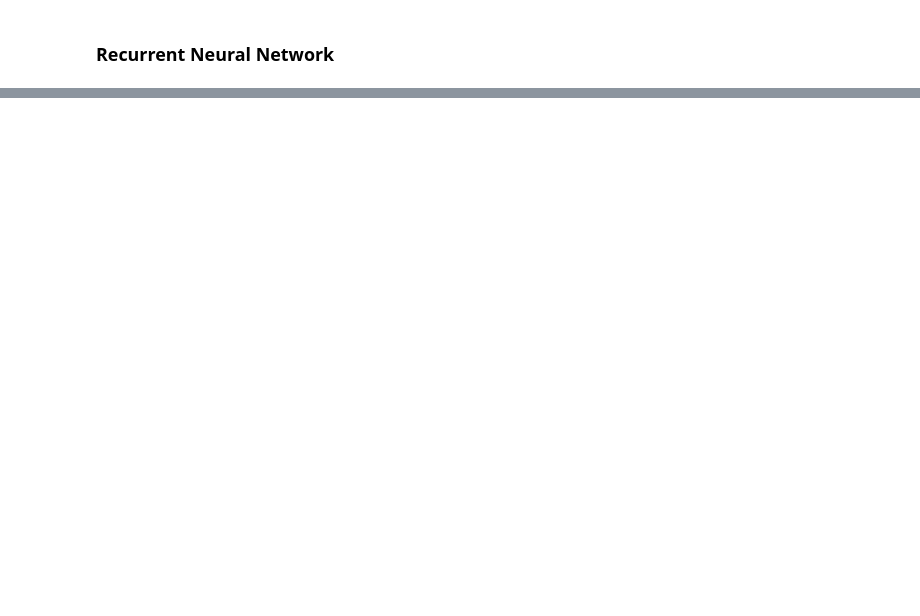
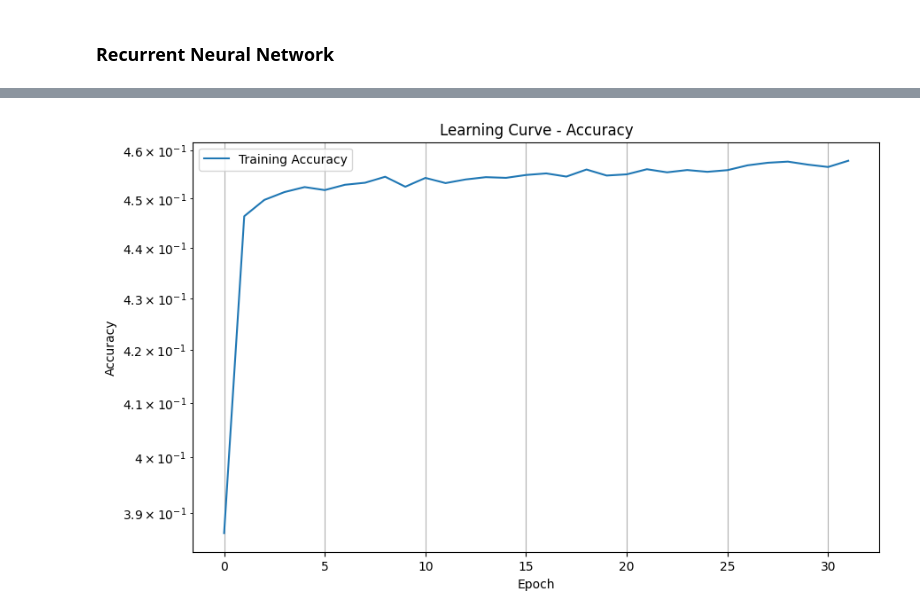
Before and after one commit to PasqualeEsposito/Geospatial_Analytics, a Jupyter notebook: Pass_chains_predictability.ipynb, the cells around one changed output, grey strips where cells are left out. Cells and saved outputs as stored; diff of their text form; code cells hidden in the pictures; blank space fills up the shorter version.

```diff
--- a/Pass_chains_predictability.ipynb
+++ b/Pass_chains_predictability.ipynb
@@ -186,0 +222,12 @@ Fitting 3 folds for each of 45 candidates, totalling 135 fits
+# %%
+plt.figure(figsize=(10, 6))
+plt.plot(history.history['accuracy'], label='Training Accuracy')
+plt.xlabel('Epoch')
+plt.ylabel('Accuracy')
+plt.yscale('log') #log scale
+plt.title('Learning Curve - Accuracy')
+plt.legend()
+plt.grid(True)
+plt.show()
+# %% [output]
+[figure, added]
```
Also changed, not shown: parts of 20 cells of this notebook.
